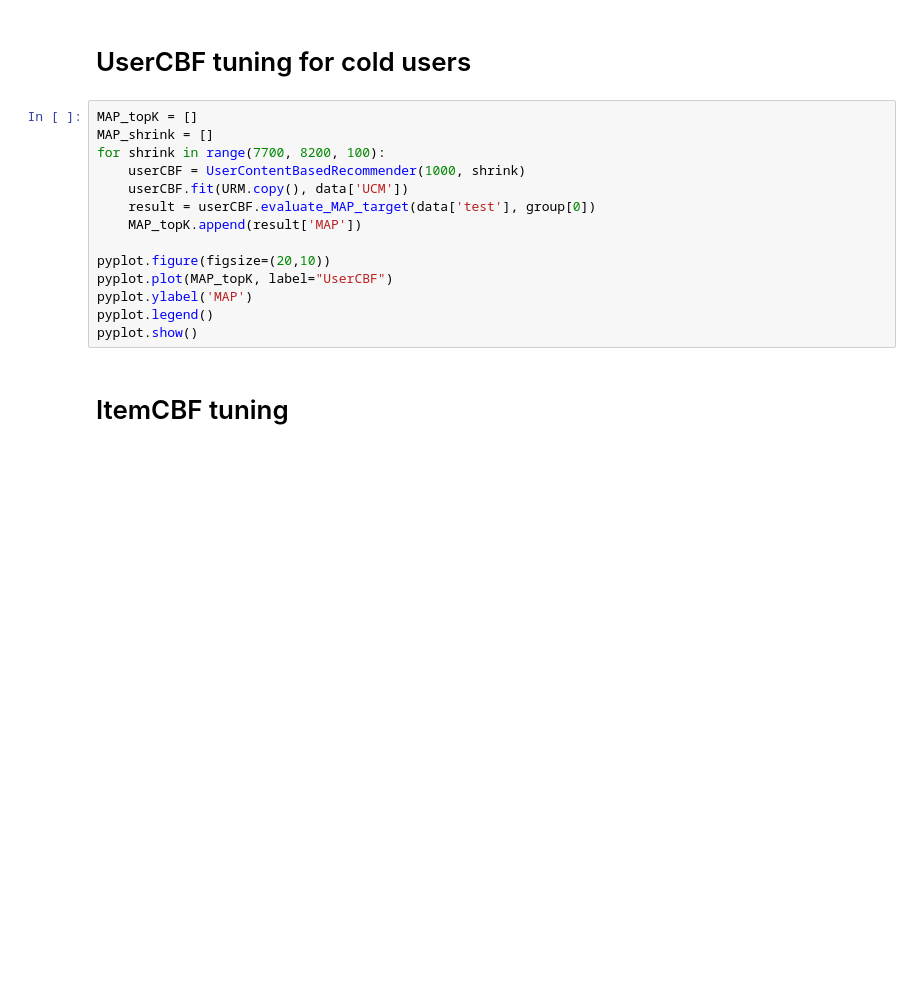
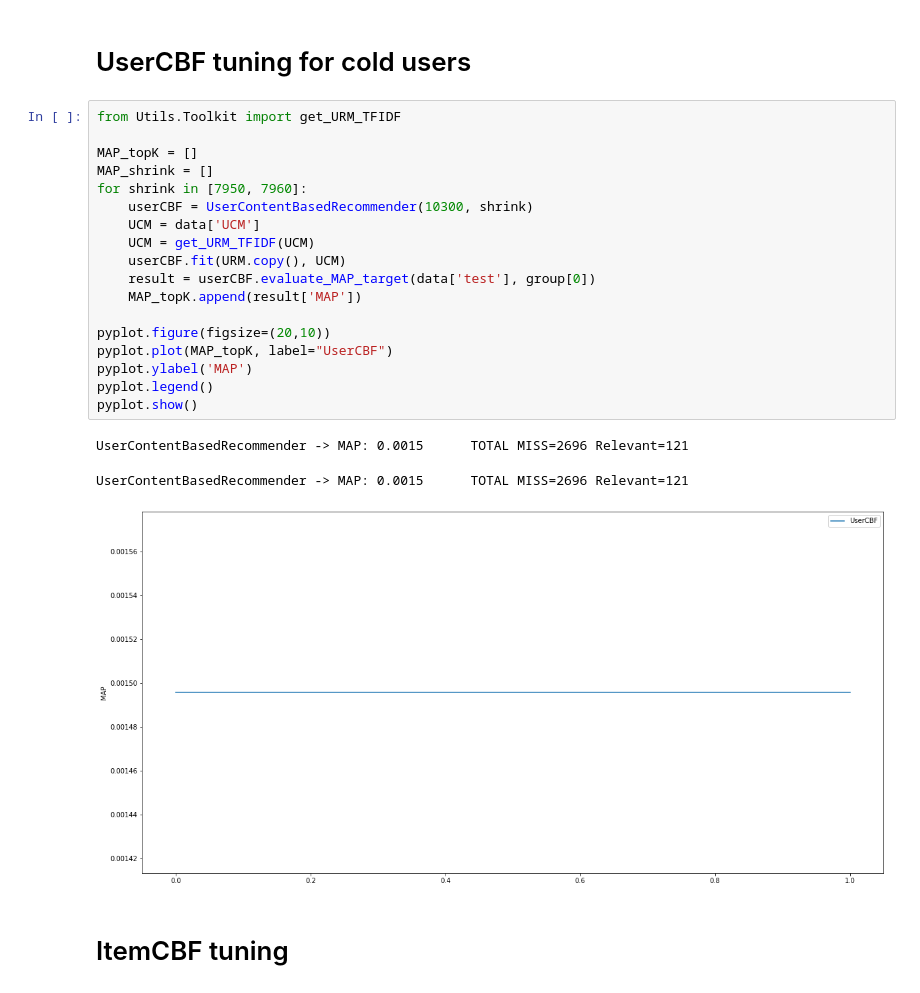
Before and after one commit to MattRighetti/recsys-2019, a Jupyter notebook: UWH.ipynb, the cells around one changed output. Cells and saved outputs as stored; diff of their text form; blank space fills up the shorter version.

```diff
--- a/UWH.ipynb
+++ b/UWH.ipynb
@@ -165,19 +167,27 @@ pyplot.show()
 # %% [markdown]
 # UserCBF tuning for cold users
 # %%
+from Utils.Toolkit import get_URM_TFIDF
+
 MAP_topK = []
 MAP_shrink = []
-for shrink in range(7700, 8200, 100):
-    userCBF = UserContentBasedRecommender(1000, shrink)
-    userCBF.fit(URM.copy(), data['UCM'])
+for shrink in [7950, 7960]:
+    userCBF = UserContentBasedRecommender(10300, shrink)
+    UCM = data['UCM']
+    UCM = get_URM_TFIDF(UCM)
+    userCBF.fit(URM.copy(), UCM)
     result = userCBF.evaluate_MAP_target(data['test'], group[0])
     MAP_topK.append(result['MAP'])
 
 pyplot.figure(figsize=(20,10))
 pyplot.plot(MAP_topK, label="UserCBF")
 pyplot.ylabel('MAP')
 pyplot.legend()
 pyplot.show()
+# %% [output]
+UserContentBasedRecommender -> MAP: 0.0015      TOTAL MISS=2696 Relevant=121
+UserContentBasedRecommender -> MAP: 0.0015      TOTAL MISS=2696 Relevant=121
+[figure, added]
 # %% [markdown]
 # ItemCBF tuning
 # %%
```
Also changed, not shown: parts of 3 cells of this notebook, 17 other files.
